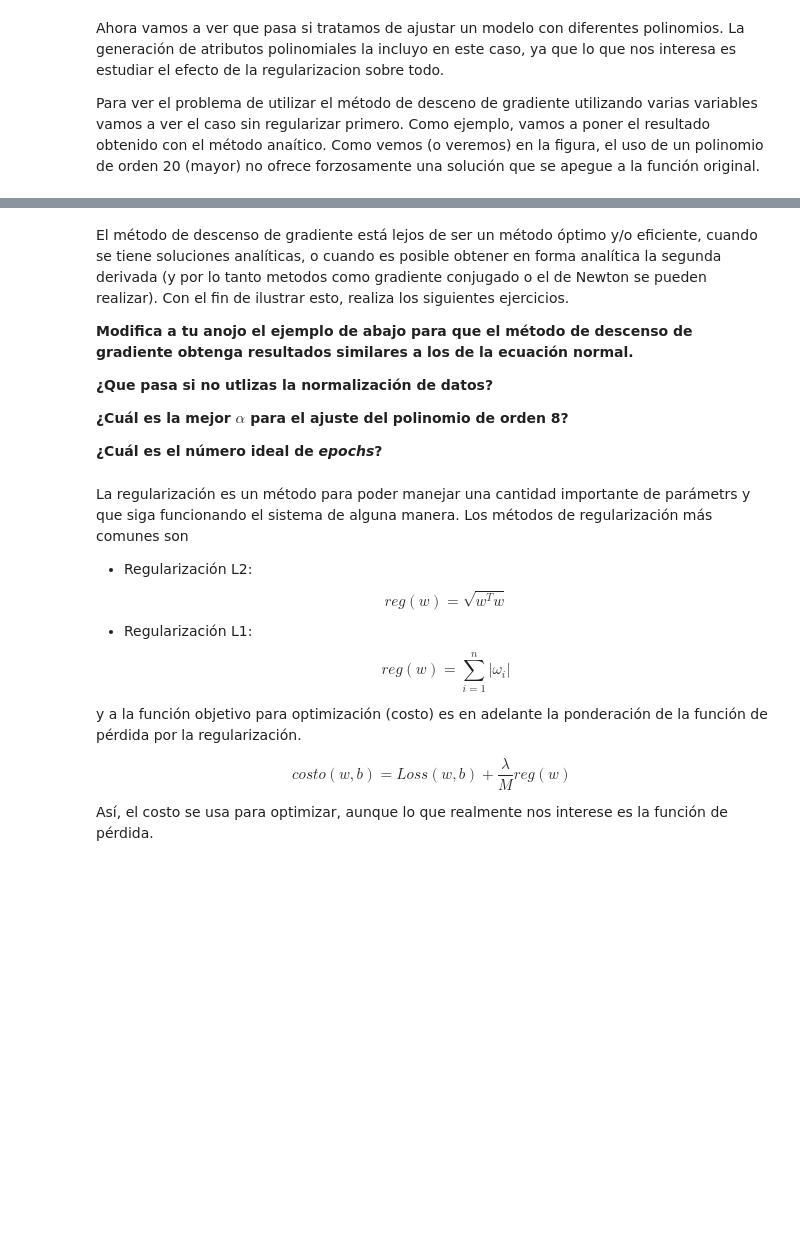
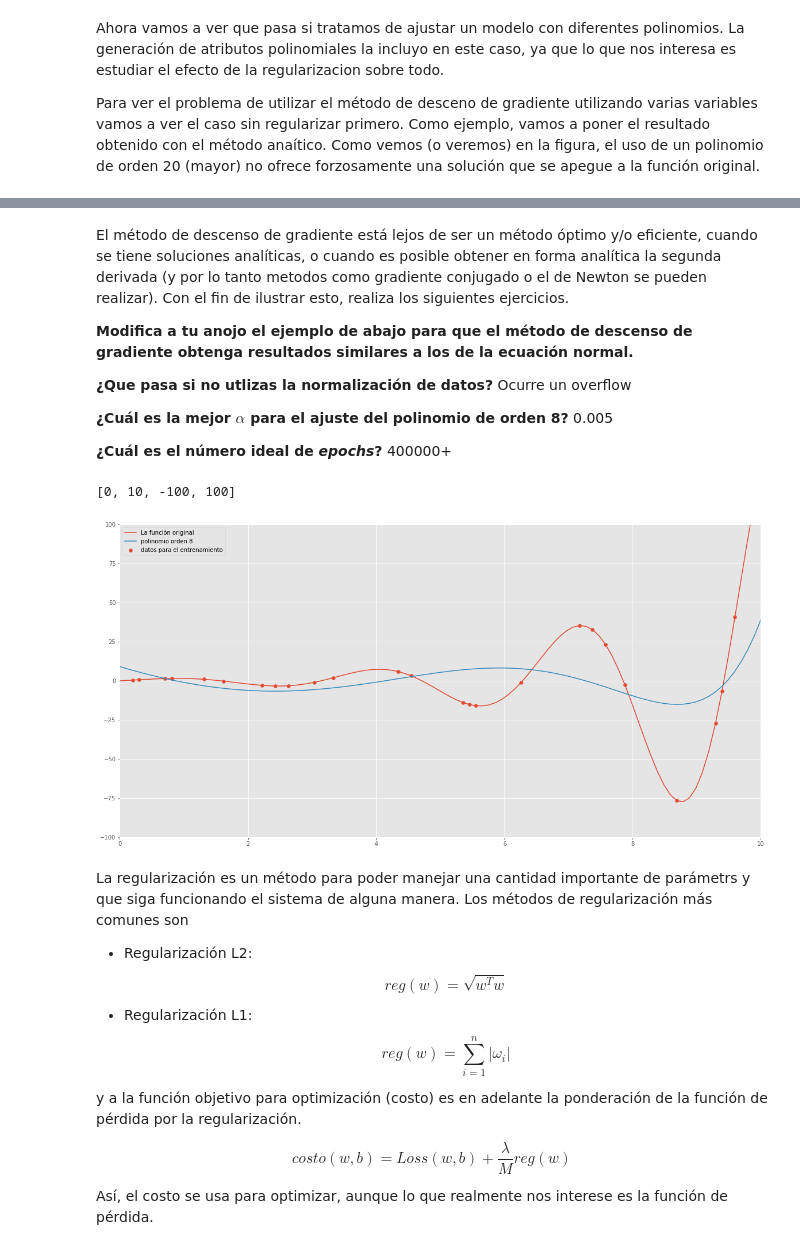
Before and after one commit to raulperod/redes-neuronales, a Jupyter notebook: neurona_lineal/neurona_lineal.ipynb, the cells around one changed output, grey strips where cells are left out. Saved outputs shown, nothing was run; the diff lists cells and outputs as text; code cells hidden in the pictures; blank space fills up the shorter version.

```diff
--- a/neurona_lineal/neurona_lineal.ipynb
+++ b/neurona_lineal/neurona_lineal.ipynb
@@ -400,35 +441,37 @@ El método de descenso de gradiente está lejos de ser un método óptimo y/o ef
 **Modifica a tu anojo el ejemplo de abajo para que el método de descenso de gradiente obtenga
 resultados similares a los de la ecuación normal.**
 
-**¿Que pasa si no utlizas la normalización de datos?**
+**¿Que pasa si no utlizas la normalización de datos?** Ocurre un overflow
 
-**¿Cuál es la mejor $\alpha$ para el ajuste del polinomio de orden 8?**
+**¿Cuál es la mejor $\alpha$ para el ajuste del polinomio de orden 8?** 0.005
 
-**¿Cuál es el número ideal de *epochs*?**
+**¿Cuál es el número ideal de *epochs*?** 400000+
 # %%
-
 plt.plot(x_plot, f(x_plot), label="La función original")
 plt.scatter(x, y, label="datos para el entrenamiento")
 
-for g in [3, 5, 8, 18]:
+for g in [8]:
 
     # Expansión a un polinomio de orden ng
     x_g = np.power(x.reshape(-1,1), range(1, g + 1))
     m, d = obtiene_medias_desviaciones(x_g)
     x_g = normaliza(x_g, m, d)
 
     x_g_plot = np.power(x_plot.reshape(-1,1), range(1, g + 1))
     x_g_plot = normaliza(x_g_plot, m, d)
 
     w_0, b_0 = np.random.randn(g), 0.0
-    w, b, _ = descenso_gradiente_lotes(x_g, y, w_0, b_0, 0.2, 10000)
+    w, b, _ = descenso_gradiente_lotes(x_g, y, w_0, b_0, 0.005, 400000)
 
     y_g = x_g_plot @ w + b
 
     plt.plot(x_plot, y_g, label="polinomio orden {}".format(g))
 
 plt.legend()
 plt.axis([0, 10, -100, 100])
+# %% [output]
+[0, 10, -100, 100]
+[figure, added]
 # %% [markdown]
 La regularización es un método para poder manejar una cantidad importante de parámetrs y que siga funcionando el sistema de alguna manera. Los métodos de regularización más comunes son
 
```
Also changed, not shown: parts of 19 cells of this notebook.
